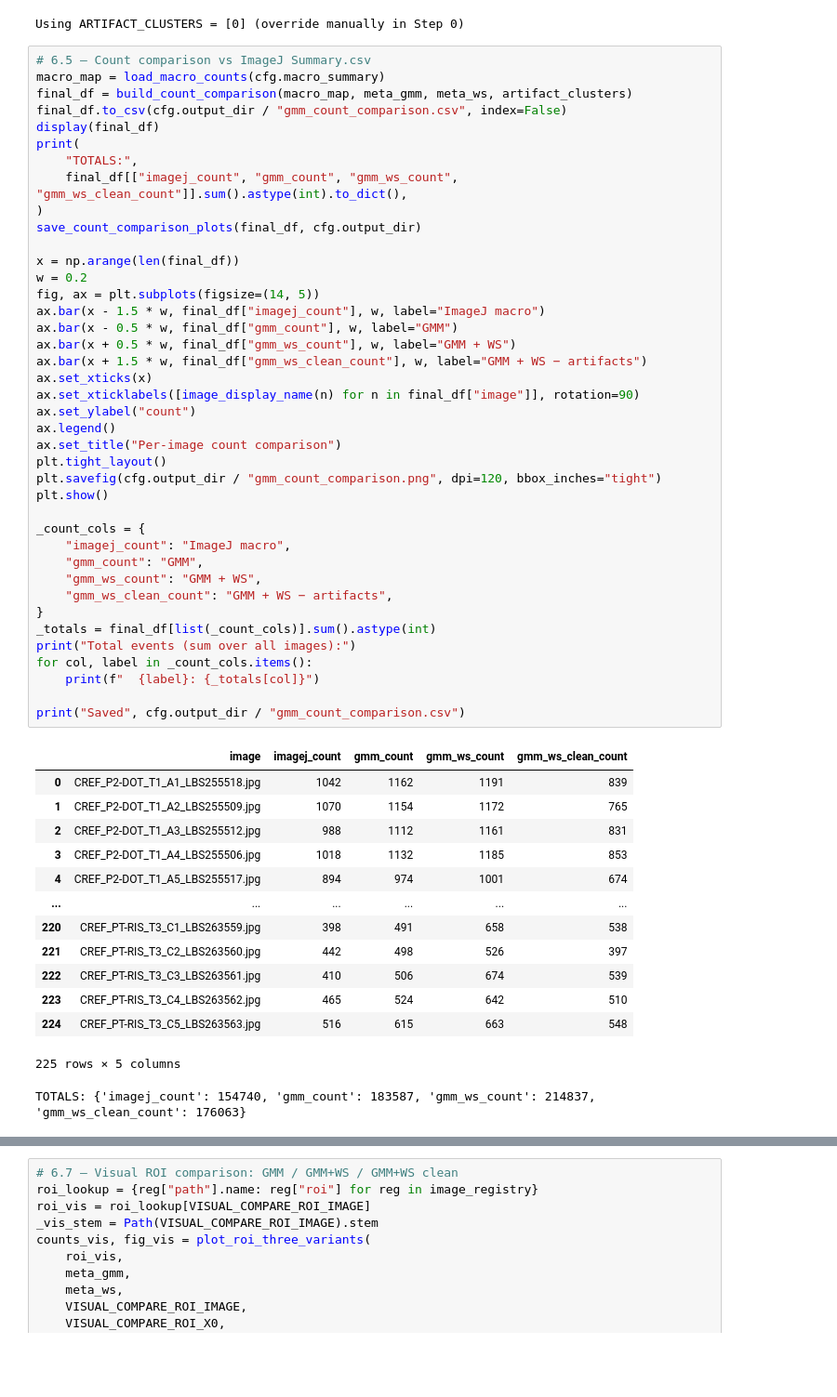
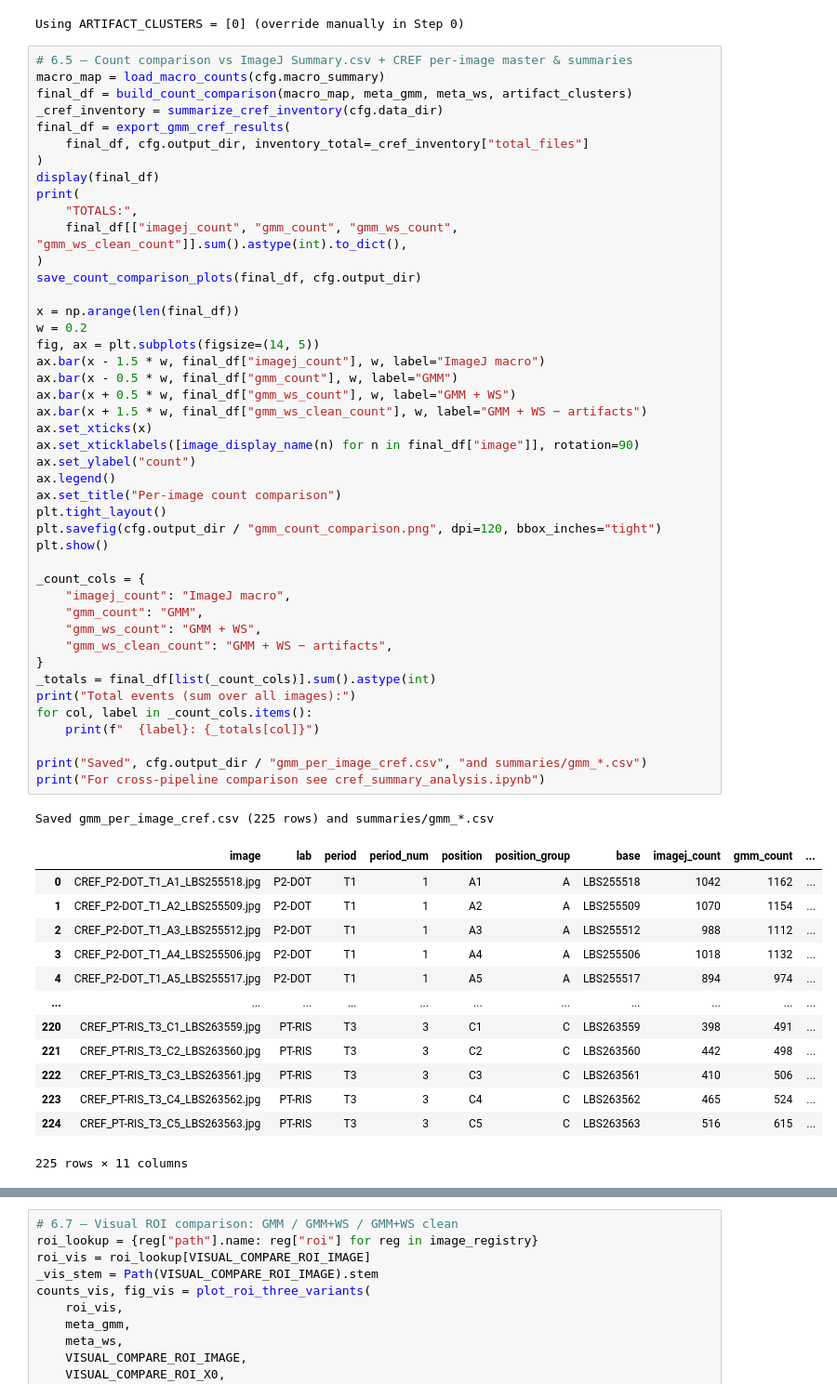
Before and after one commit to coccetti/radon, a Jupyter notebook: cref/gmm_nn_unsup.ipynb, the cells around one changed output, grey strips where cells are left out. Shown at 93% size. Cells and saved outputs as stored; diff of their text form; blank space fills up the shorter version.

```diff
--- a/cref/gmm_nn_unsup.ipynb
+++ b/cref/gmm_nn_unsup.ipynb
@@ -865,10 +866,13 @@ prof_ws.to_csv(cfg.output_dir / "gmm_cluster_saliency_profiles.csv")
 | 3 | 22740 | 318.587 | 11.159 | 3554.977 | False |
 Using ARTIFACT_CLUSTERS = [0] (override manually in Step 0)
 # %%
-# 6.5 — Count comparison vs ImageJ Summary.csv
+# 6.5 — Count comparison vs ImageJ Summary.csv + CREF per-image master & summaries
 macro_map = load_macro_counts(cfg.macro_summary)
 final_df = build_count_comparison(macro_map, meta_gmm, meta_ws, artifact_clusters)
-final_df.to_csv(cfg.output_dir / "gmm_count_comparison.csv", index=False)
+_cref_inventory = summarize_cref_inventory(cfg.data_dir)
+final_df = export_gmm_cref_results(
+    final_df, cfg.output_dir, inventory_total=_cref_inventory["total_files"]
+)
 display(final_df)
 print(
     "TOTALS:",
@@ -877,45 +881,46 @@ print(
 save_count_comparison_plots(final_df, cfg.output_dir)
 
 x = np.arange(len(final_df))
 w = 0.2
 fig, ax = plt.subplots(figsize=(14, 5))
 ax.bar(x - 1.5 * w, final_df["imagej_count"], w, label="ImageJ macro")
 ax.bar(x - 0.5 * w, final_df["gmm_count"], w, label="GMM")
 ax.bar(x + 0.5 * w, final_df["gmm_ws_count"], w, label="GMM + WS")
 ax.bar(x + 1.5 * w, final_df["gmm_ws_clean_count"], w, label="GMM + WS − artifacts")
 ax.set_xticks(x)
 ax.set_xticklabels([image_display_name(n) for n in final_df["image"]], rotation=90)
 ax.set_ylabel("count")
 ax.legend()
 ax.set_title("Per-image count comparison")
 plt.tight_layout()
 plt.savefig(cfg.output_dir / "gmm_count_comparison.png", dpi=120, bbox_inches="tight")
 plt.show()
 
 _count_cols = {
     "imagej_count": "ImageJ macro",
     "gmm_count": "GMM",
     "gmm_ws_count": "GMM + WS",
     "gmm_ws_clean_count": "GMM + WS − artifacts",
 }
 _totals = final_df[list(_count_cols)].sum().astype(int)
 print("Total events (sum over all images):")
 for col, label in _count_cols.items():
     print(f"  {label}: {_totals[col]}")
 
-print("Saved", cfg.output_dir / "gmm_count_comparison.csv")
+print("Saved", cfg.output_dir / "gmm_per_image_cref.csv", "and summaries/gmm_*.csv")
+print("For cross-pipeline comparison see cref_summary_analysis.ipynb")
 # %% [output]
+Saved gmm_per_image_cref.csv (225 rows) and summaries/gmm_*.csv
-|  | image | imagej_count | gmm_count | gmm_ws_count | gmm_ws_clean_count |
-| 0 | CREF_P2-DOT_T1_A1_LBS255518.jpg | 1042 | 1162 | 1191 | 839 |
-| 1 | CREF_P2-DOT_T1_A2_LBS255509.jpg | 1070 | 1154 | 1172 | 765 |
-| 2 | CREF_P2-DOT_T1_A3_LBS255512.jpg | 988 | 1112 | 1161 | 831 |
-| 3 | CREF_P2-DOT_T1_A4_LBS255506.jpg | 1018 | 1132 | 1185 | 853 |
-| 4 | CREF_P2-DOT_T1_A5_LBS255517.jpg | 894 | 974 | 1001 | 674 |
-| ... | ... | ... | ... | ... | ... |
-| 220 | CREF_PT-RIS_T3_C1_LBS263559.jpg | 398 | 491 | 658 | 538 |
-| 221 | CREF_PT-RIS_T3_C2_LBS263560.jpg | 442 | 498 | 526 | 397 |
-| 222 | CREF_PT-RIS_T3_C3_LBS263561.jpg | 410 | 506 | 674 | 539 |
-| 223 | CREF_PT-RIS_T3_C4_LBS263562.jpg | 465 | 524 | 642 | 510 |
-| 224 | CREF_PT-RIS_T3_C5_LBS263563.jpg | 516 | 615 | 663 | 548 |
+|  | image | lab | period | period_num | position | position_group | base | imagej_count | gmm_count | ... |
+| 0 | CREF_P2-DOT_T1_A1_LBS255518.jpg | P2-DOT | T1 | 1 | A1 | A | LBS255518 | 1042 | 1162 | ... |
+| 1 | CREF_P2-DOT_T1_A2_LBS255509.jpg | P2-DOT | T1 | 1 | A2 | A | LBS255509 | 1070 | 1154 | ... |
+| 2 | CREF_P2-DOT_T1_A3_LBS255512.jpg | P2-DOT | T1 | 1 | A3 | A | LBS255512 | 988 | 1112 | ... |
+| 3 | CREF_P2-DOT_T1_A4_LBS255506.jpg | P2-DOT | T1 | 1 | A4 | A | LBS255506 | 1018 | 1132 | ... |
+| 4 | CREF_P2-DOT_T1_A5_LBS255517.jpg | P2-DOT | T1 | 1 | A5 | A | LBS255517 | 894 | 974 | ... |
+| ... | ... | ... | ... | ... | ... | ... | ... | ... | ... | ... |
+| 220 | CREF_PT-RIS_T3_C1_LBS263559.jpg | PT-RIS | T3 | 3 | C1 | C | LBS263559 | 398 | 491 | ... |
+| 221 | CREF_PT-RIS_T3_C2_LBS263560.jpg | PT-RIS | T3 | 3 | C2 | C | LBS263560 | 442 | 498 | ... |
+| 222 | CREF_PT-RIS_T3_C3_LBS263561.jpg | PT-RIS | T3 | 3 | C3 | C | LBS263561 | 410 | 506 | ... |
+| 223 | CREF_PT-RIS_T3_C4_LBS263562.jpg | PT-RIS | T3 | 3 | C4 | C | LBS263562 | 465 | 524 | ... |
+| 224 | CREF_PT-RIS_T3_C5_LBS263563.jpg | PT-RIS | T3 | 3 | C5 | C | LBS263563 | 516 | 615 | ... |
-225 rows × 5 columns
-TOTALS: {'imagej_count': 154740, 'gmm_count': 183587, 'gmm_ws_count': 214837, 'gmm_ws_clean_count': 176063}
+225 rows × 11 columns
```
Also changed, not shown: parts of 2 cells of this notebook, 3 other files.
